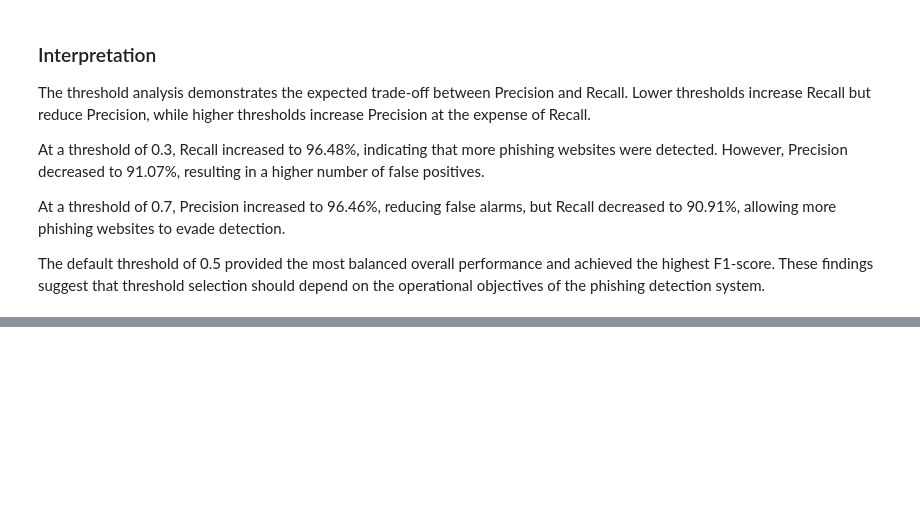
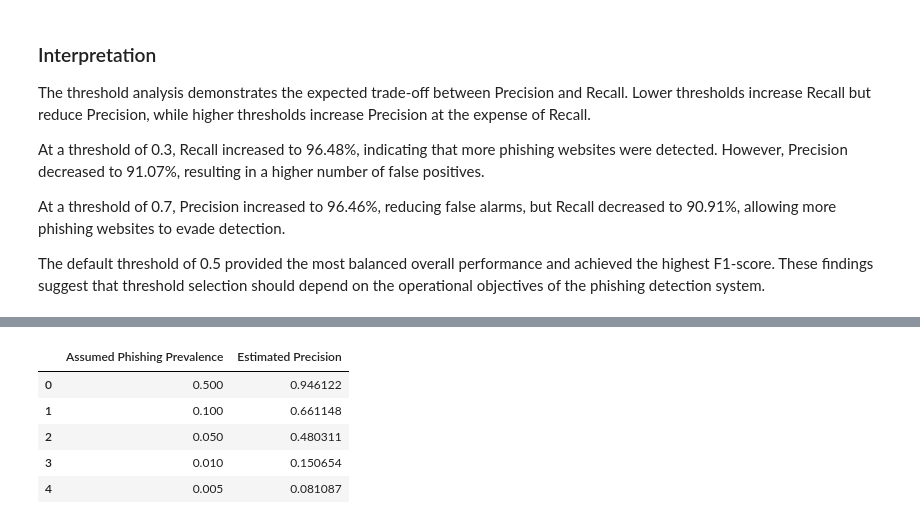
Before and after one commit to ja4smin/phishing-detection-reproduction, a Jupyter notebook: Phishing_Detection_Reproduction.ipynb, the cells around one changed output, grey strips where cells are left out. Cells and saved outputs as stored; diff of their text form; code cells hidden in the pictures; blank space fills up the shorter version.

Commit message:
Add realistic prevalence analysis

```diff
--- a/Phishing_Detection_Reproduction.ipynb
+++ b/Phishing_Detection_Reproduction.ipynb
@@ -1038,0 +1043,36 @@ The default threshold of 0.5 provided the most balanced overall performance and
+# %%
+# Use recall and false positive rate from the default threshold model
+
+cm = confusion_matrix(y_test, y_pred)
+
+tn, fp, fn, tp = cm.ravel()
+
+recall_default = tp / (tp + fn)
+false_positive_rate = fp / (fp + tn)
+
+prevalence_rates = [0.50, 0.10, 0.05, 0.01, 0.005]
+
+realistic_results = []
+
+for prevalence in prevalence_rates:
+    adjusted_precision = (
+        recall_default * prevalence
+    ) / (
+        (recall_default * prevalence) +
+        (false_positive_rate * (1 - prevalence))
+    )
+
+    realistic_results.append({
+        "Assumed Phishing Prevalence": prevalence,
+        "Estimated Precision": adjusted_precision
+    })
+
+realistic_precision_df = pd.DataFrame(realistic_results)
+realistic_precision_df
+# %% [output]
+|  | Assumed Phishing Prevalence | Estimated Precision |
+| 0 | 0.500 | 0.946122 |
+| 1 | 0.100 | 0.661148 |
+| 2 | 0.050 | 0.480311 |
+| 3 | 0.010 | 0.150654 |
+| 4 | 0.005 | 0.081087 |
```
Also changed, not shown: parts of 2 cells of this notebook.
